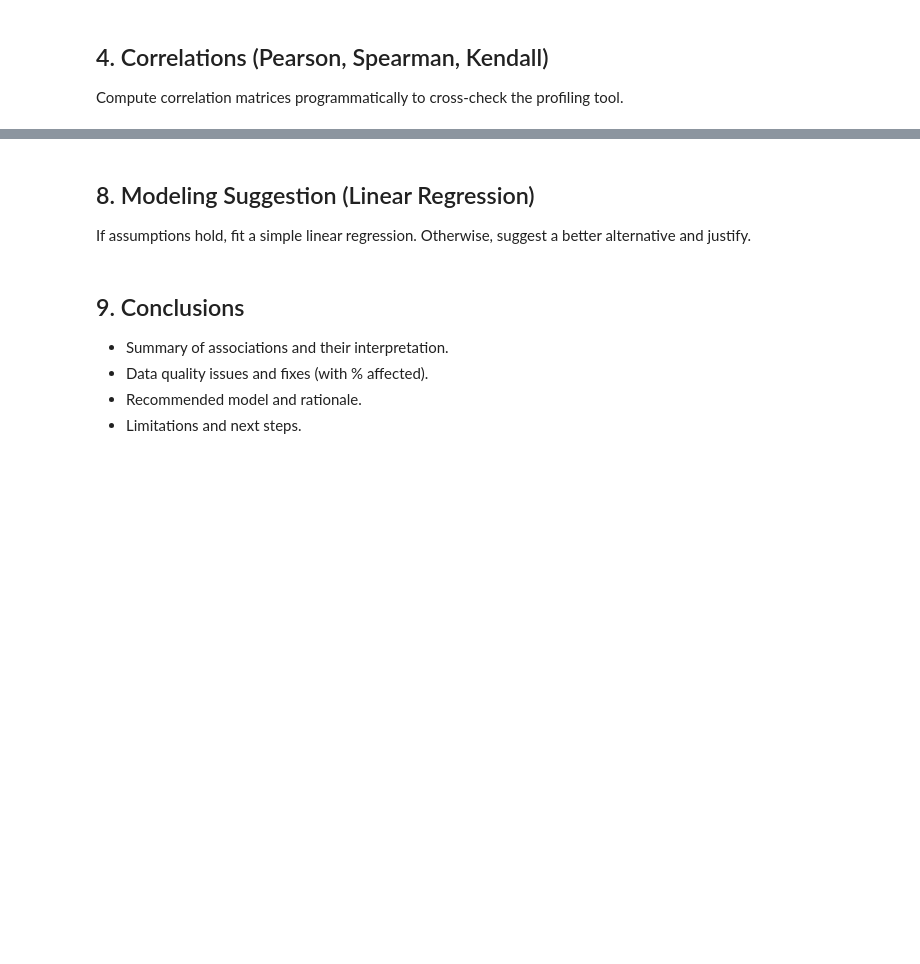
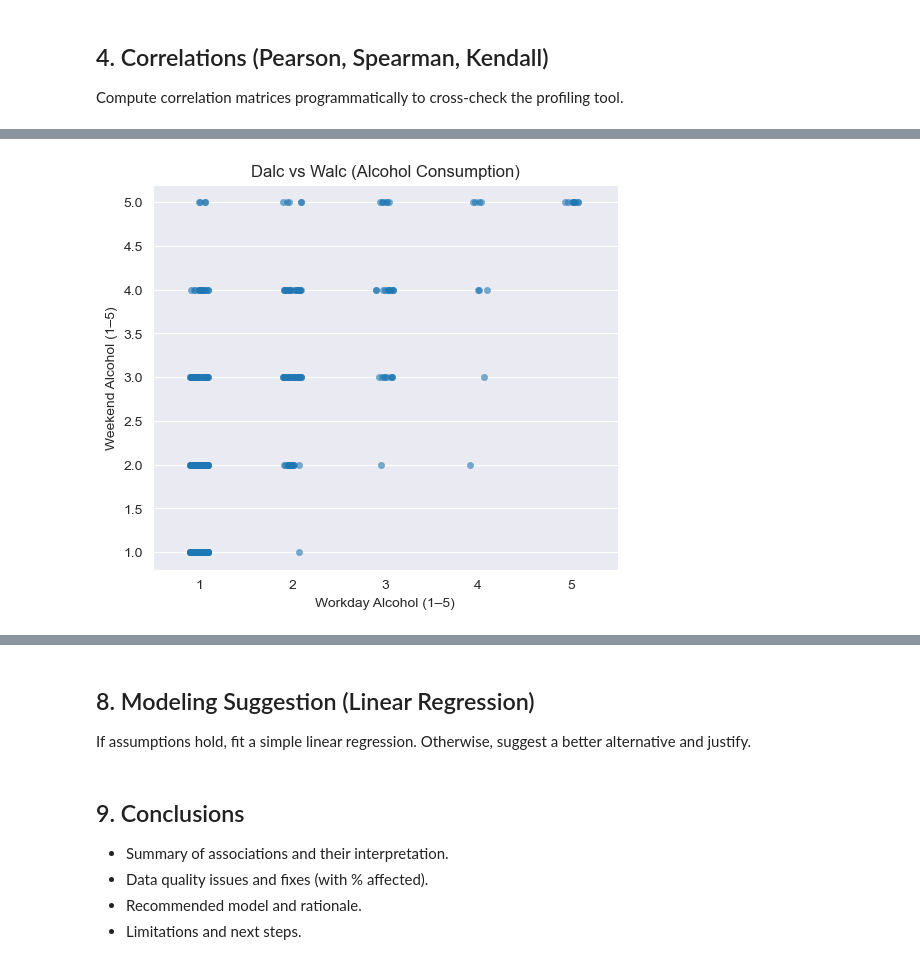
Before and after one commit to Lucasyuki01/DS204-FinalProject, a Jupyter notebook: notebooks/main.ipynb, the cells around one changed output, grey strips where cells are left out. Cells and saved outputs as stored; diff of their text form; code cells hidden in the pictures; blank space fills up the shorter version.

```diff
--- a/notebooks/main.ipynb
+++ b/notebooks/main.ipynb
@@ -117,0 +172,10 @@ Select pairs based on domain logic + coefficients. Add short rationale and plots
+# %%
+# Scatter with jitter
+plt.figure(figsize=(6,5))
+sns.stripplot(x="Dalc", y="Walc", data=df, jitter=True, alpha=0.6)
+plt.title("Dalc vs Walc (Alcohol Consumption)")
+plt.xlabel("Workday Alcohol (1–5)")
+plt.ylabel("Weekend Alcohol (1–5)")
+plt.show()
+# %% [output]
+[figure, added]
```
Also changed, not shown: parts of 18 cells of this notebook, 8 other files.
